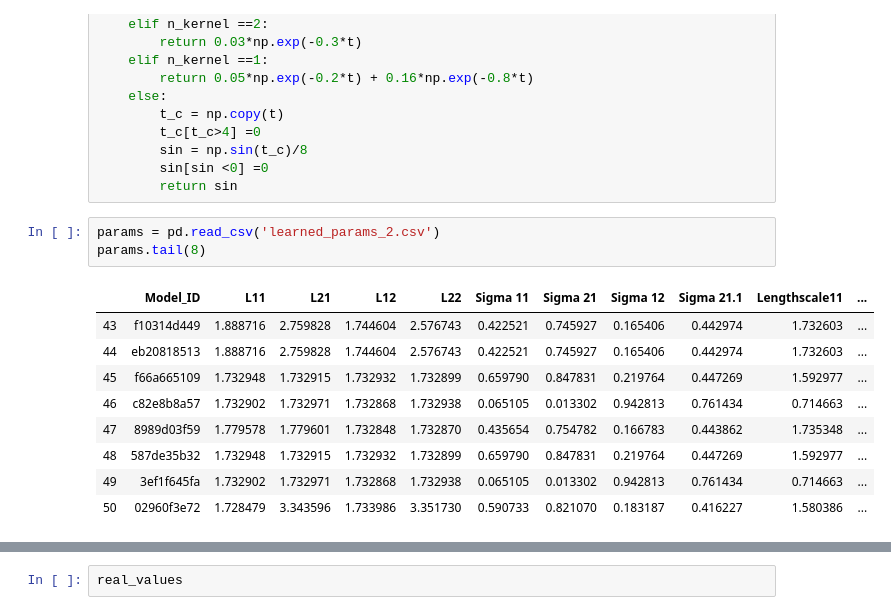
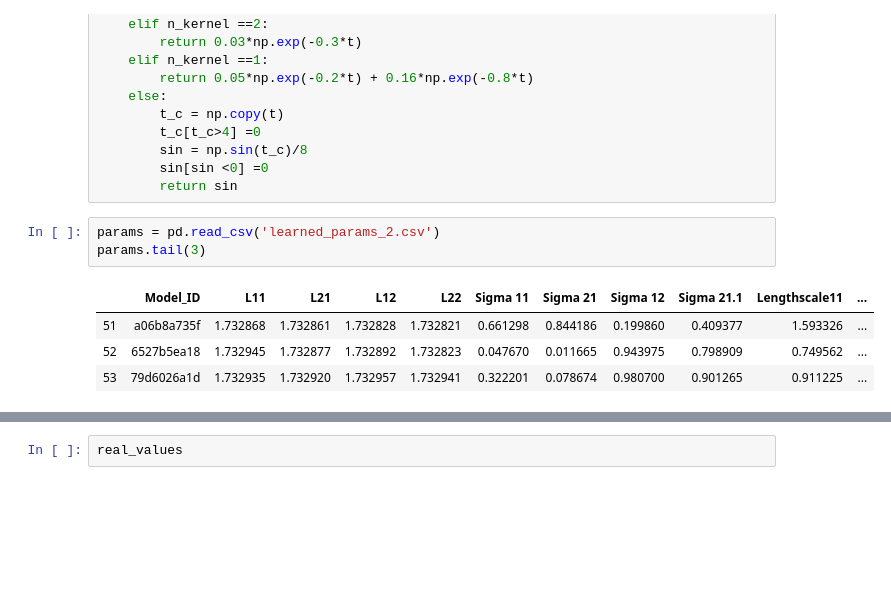
Before and after one commit to yamacisik/gated_kernel_tpp, a Jupyter notebook: kernel_fuctions_experiments.ipynb, the cells around one changed output, grey strips where cells are left out. Drawn from its saved outputs; the diff is of its cells as text; blank space fills up the shorter version.

```diff
--- a/kernel_fuctions_experiments.ipynb
+++ b/kernel_fuctions_experiments.ipynb
@@ -666,17 +666,12 @@ def triggering_kernel(t,n_kernel = 0):
         return sin
 # %%
 params = pd.read_csv('learned_params_2.csv')
-params.tail(8)
+params.tail(3)
 # %% [output]
 |  | Model_ID | L11 | L21 | L12 | L22 | Sigma 11 | Sigma 21 | Sigma 12 | Sigma 21.1 | Lengthscale11 | ... |
-| 43 | f10314d449 | 1.888716 | 2.759828 | 1.744604 | 2.576743 | 0.422521 | 0.745927 | 0.165406 | 0.442974 | 1.732603 | ... |
-| 44 | eb20818513 | 1.888716 | 2.759828 | 1.744604 | 2.576743 | 0.422521 | 0.745927 | 0.165406 | 0.442974 | 1.732603 | ... |
-| 45 | f66a665109 | 1.732948 | 1.732915 | 1.732932 | 1.732899 | 0.659790 | 0.847831 | 0.219764 | 0.447269 | 1.592977 | ... |
-| 46 | c82e8b8a57 | 1.732902 | 1.732971 | 1.732868 | 1.732938 | 0.065105 | 0.013302 | 0.942813 | 0.761434 | 0.714663 | ... |
-| 47 | 8989d03f59 | 1.779578 | 1.779601 | 1.732848 | 1.732870 | 0.435654 | 0.754782 | 0.166783 | 0.443862 | 1.735348 | ... |
-| 48 | 587de35b32 | 1.732948 | 1.732915 | 1.732932 | 1.732899 | 0.659790 | 0.847831 | 0.219764 | 0.447269 | 1.592977 | ... |
-| 49 | 3ef1f645fa | 1.732902 | 1.732971 | 1.732868 | 1.732938 | 0.065105 | 0.013302 | 0.942813 | 0.761434 | 0.714663 | ... |
-| 50 | 02960f3e72 | 1.728479 | 3.343596 | 1.733986 | 3.351730 | 0.590733 | 0.821070 | 0.183187 | 0.416227 | 1.580386 | ... |
+| 51 | a06b8a735f | 1.732868 | 1.732861 | 1.732828 | 1.732821 | 0.661298 | 0.844186 | 0.199860 | 0.409377 | 1.593326 | ... |
+| 52 | 6527b5ea18 | 1.732945 | 1.732877 | 1.732892 | 1.732823 | 0.047670 | 0.011665 | 0.943975 | 0.798909 | 0.749562 | ... |
+| 53 | 79d6026a1d | 1.732935 | 1.732920 | 1.732957 | 1.732941 | 0.322201 | 0.078674 | 0.980700 | 0.901265 | 0.911225 | ... |
 # %%
  def magic_kernel_2(x, sigma=1, lengthscale=5, l = 1.0,s=1.0):
     d= x
```
Also changed, not shown: parts of 2 cells of this notebook, 1 other file.
